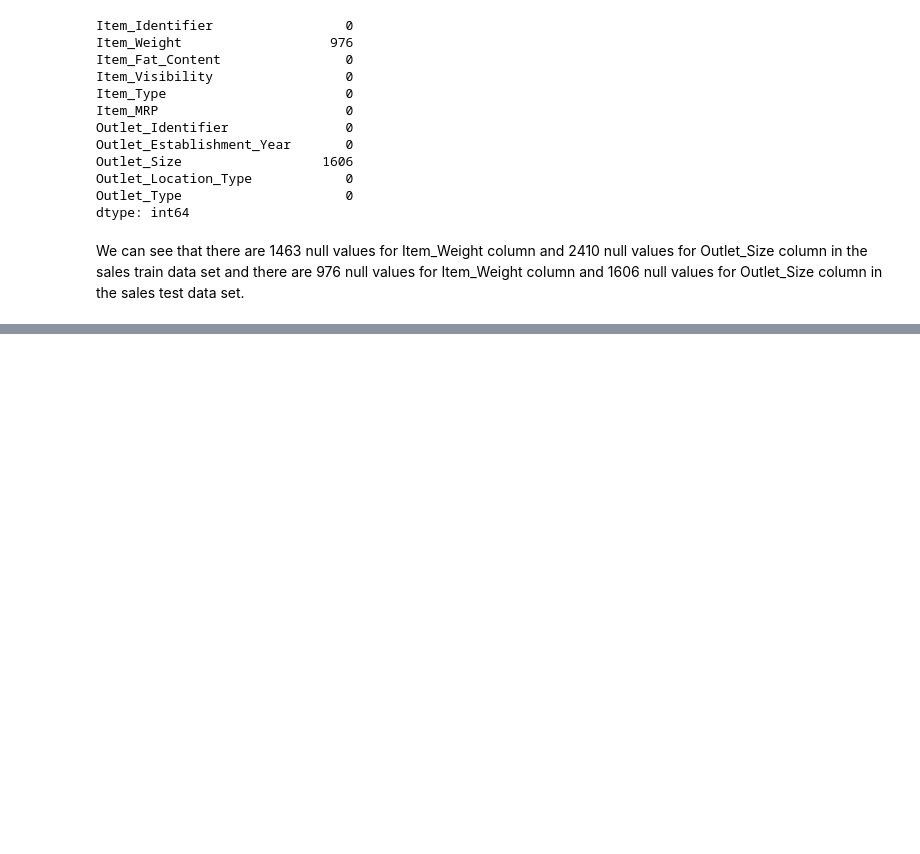
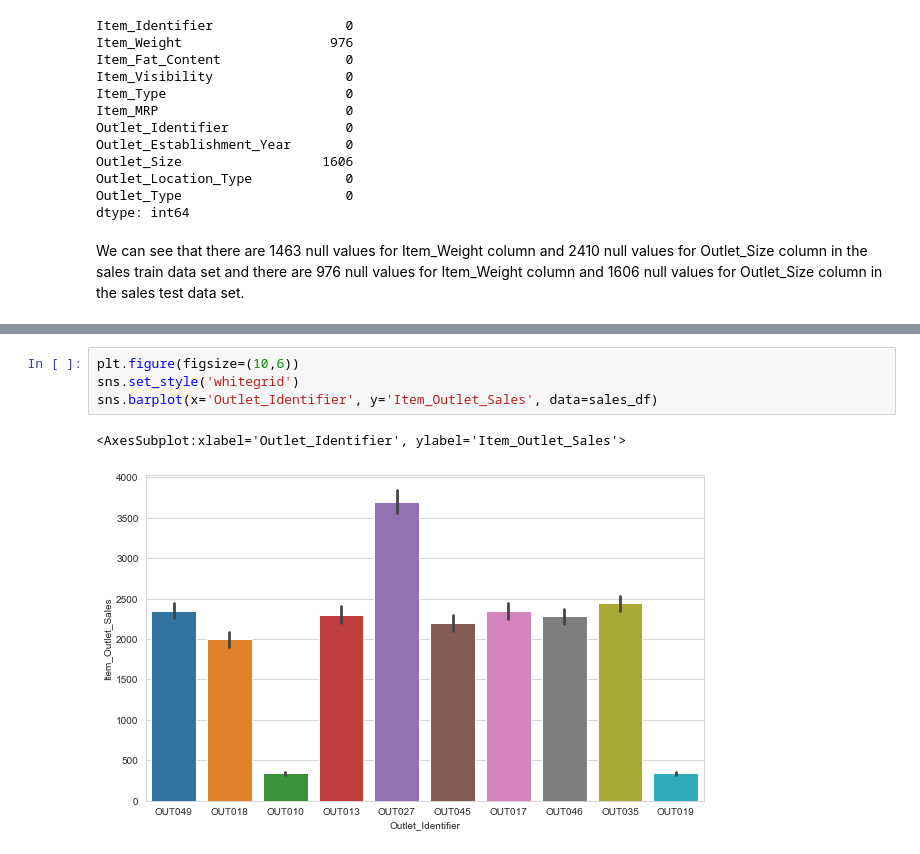
Before and after one commit to ayg15/bigmart-sales, a Jupyter notebook: Big Mart Sales Prediction.ipynb, the cells around one changed output, grey strips where cells are left out. Drawn from its saved outputs; the diff is of its cells as text; blank space fills up the shorter version.

```diff
--- a/Big Mart Sales Prediction.ipynb
+++ b/Big Mart Sales Prediction.ipynb
@@ -132,0 +234,7 @@ We can see that there are 1463 null values for Item_Weight column and 2410 null
+# %%
+plt.figure(figsize=(10,6))
+sns.set_style('whitegrid')
+sns.barplot(x='Outlet_Identifier', y='Item_Outlet_Sales', data=sales_df)
+# %% [output]
+<AxesSubplot:xlabel='Outlet_Identifier', ylabel='Item_Outlet_Sales'>
+[figure, added]
```
Also changed, not shown: parts of 18 cells of this notebook.
